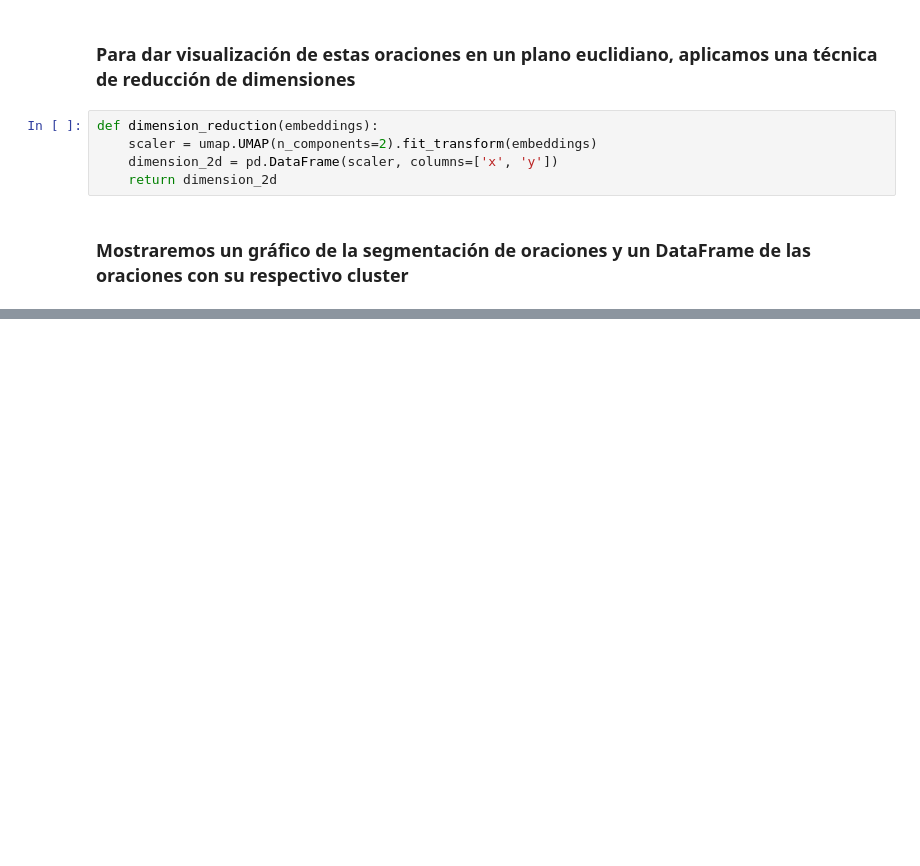
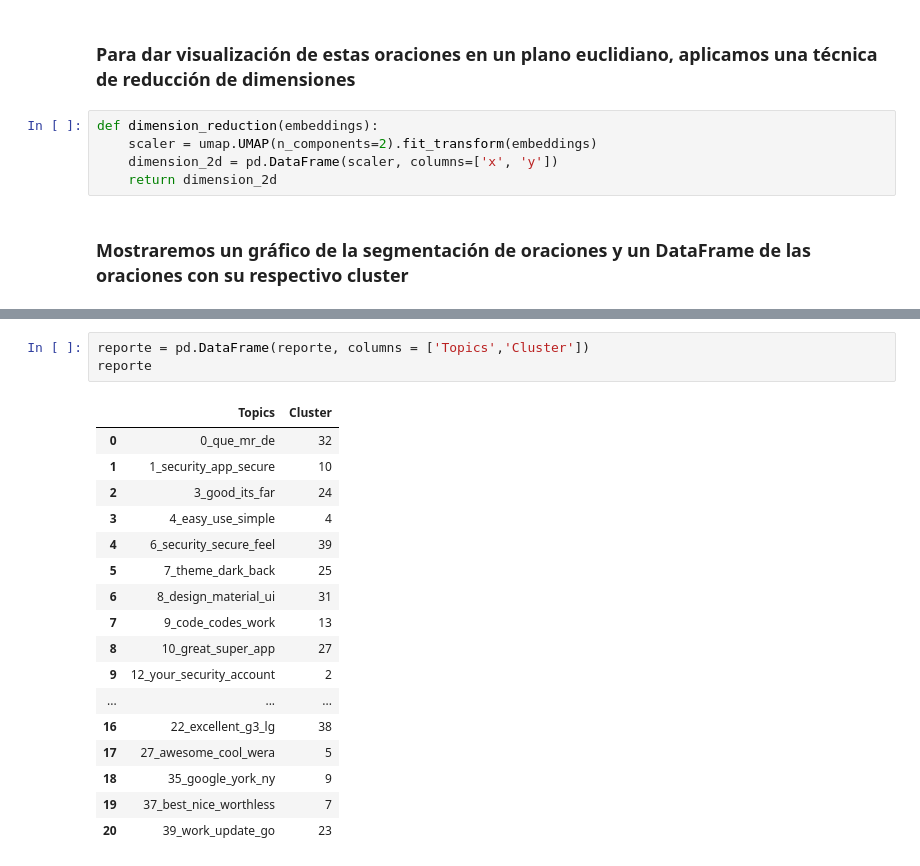
Before and after one commit to LuisSante/Text-segmentation-using-Agglomerative-Clustering, a Jupyter notebook: NLP - Clustering/agglomerative_clustering.ipynb, the cells around one changed output, grey strips where cells are left out. Cells and saved outputs as stored; diff of their text form; blank space fills up the shorter version.

```diff
--- a/NLP - Clustering/agglomerative_clustering.ipynb
+++ b/NLP - Clustering/agglomerative_clustering.ipynb
@@ -365,0 +242,21 @@ NameError: name 'topics' is not defined
+# %%
+reporte = pd.DataFrame(reporte, columns = ['Topics','Cluster'])
+reporte
+# %% [output]
+|  | Topics | Cluster |
+| 0 | 0_que_mr_de | 32 |
+| 1 | 1_security_app_secure | 10 |
+| 2 | 3_good_its_far | 24 |
+| 3 | 4_easy_use_simple | 4 |
+| 4 | 6_security_secure_feel | 39 |
+| 5 | 7_theme_dark_back | 25 |
+| 6 | 8_design_material_ui | 31 |
+| 7 | 9_code_codes_work | 13 |
+| 8 | 10_great_super_app | 27 |
+| 9 | 12_your_security_account | 2 |
+| ... | ... | ... |
+| 16 | 22_excellent_g3_lg | 38 |
+| 17 | 27_awesome_cool_wera | 5 |
+| 18 | 35_google_york_ny | 9 |
+| 19 | 37_best_nice_worthless | 7 |
+| 20 | 39_work_update_go | 23 |
```
Also changed, not shown: parts of 19 cells of this notebook.
